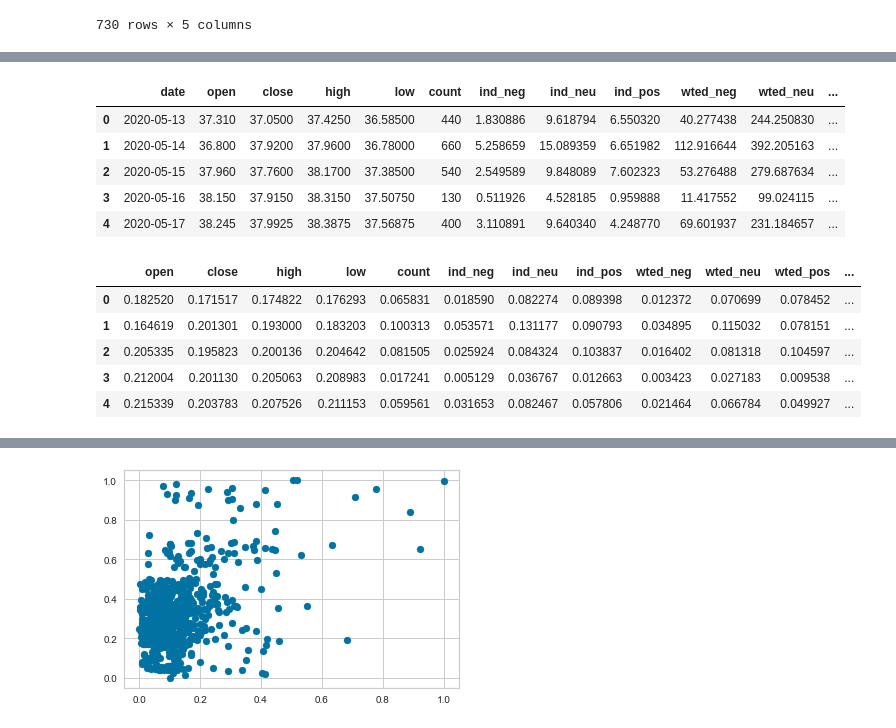
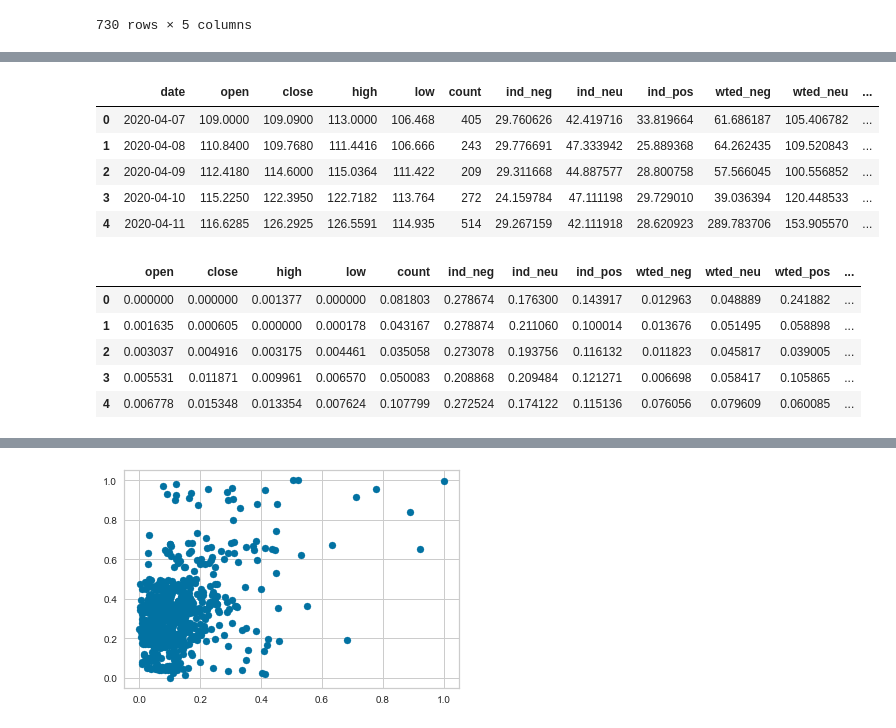
Before and after one commit to svishakan/Social-Media-Based-Stock-Market-Analysis, a Jupyter notebook: Spark Streaming/FinalXGBoostRegressor.ipynb, the cells around one changed output, grey strips where cells are left out. Saved outputs shown, nothing was run; the diff lists cells and outputs as text; code cells hidden in the pictures.

```diff
--- a/Spark Streaming/FinalXGBoostRegressor.ipynb
+++ b/Spark Streaming/FinalXGBoostRegressor.ipynb
@@ -146,7 +146,7 @@ def load_datasets(cons, tickers, categories, reduce = False):
                 tweet_df["wted_neg"] = tweet_df["wted_neg"].astype("float64")
                 tweet_df["wted_neu"] = tweet_df["wted_neu"].astype("float64")
                 tweet_df["wted_pos"] = tweet_df["wted_pos"].astype("float64")
-                tweet_df["mood"] = (tweet_df["wted_pos"] - tweet_df["wted_neg"]) / (tweet_df["wted_pos"] + tweet_df["wted_neu"] + tweet_df["wted_neg"])
+                #tweet_df["mood"] = (tweet_df["wted_pos"] - tweet_df["wted_neg"]) / (tweet_df["wted_pos"] + tweet_df["wted_neu"] + tweet_df["wted_neg"])
 
 
                 tweet_dfs[ticker] = tweet_df.copy(deep=True)
@@ -303,18 +303,18 @@ Data dimensions for PEP: (730, 15)
 # %%
-merged_dfs['PFE'].head()
+merged_dfs['TSLA'].head()
 # %% [output]
 |  | date | open | close | high | low | count | ind_neg | ind_neu | ind_pos | wted_neg | wted_neu | ... |
-| 0 | 2020-05-13 | 37.310 | 37.0500 | 37.4250 | 36.58500 | 440 | 1.830886 | 9.618794 | 6.550320 | 40.277438 | 244.250830 | ... |
-| 1 | 2020-05-14 | 36.800 | 37.9200 | 37.9600 | 36.78000 | 660 | 5.258659 | 15.089359 | 6.651982 | 112.916644 | 392.205163 | ... |
-| 2 | 2020-05-15 | 37.960 | 37.7600 | 38.1700 | 37.38500 | 540 | 2.549589 | 9.848089 | 7.602323 | 53.276488 | 279.687634 | ... |
-| 3 | 2020-05-16 | 38.150 | 37.9150 | 38.3150 | 37.50750 | 130 | 0.511926 | 4.528185 | 0.959888 | 11.417552 | 99.024115 | ... |
-| 4 | 2020-05-17 | 38.245 | 37.9925 | 38.3875 | 37.56875 | 400 | 3.110891 | 9.640340 | 4.248770 | 69.601937 | 231.184657 | ... |
+| 0 | 2020-04-07 | 109.0000 | 109.0900 | 113.0000 | 106.468 | 405 | 29.760626 | 42.419716 | 33.819664 | 61.686187 | 105.406782 | ... |
+| 1 | 2020-04-08 | 110.8400 | 109.7680 | 111.4416 | 106.666 | 243 | 29.776691 | 47.333942 | 25.889368 | 64.262435 | 109.520843 | ... |
+| 2 | 2020-04-09 | 112.4180 | 114.6000 | 115.0364 | 111.422 | 209 | 29.311668 | 44.887577 | 28.800758 | 57.566045 | 100.556852 | ... |
+| 3 | 2020-04-10 | 115.2250 | 122.3950 | 122.7182 | 113.764 | 272 | 24.159784 | 47.111198 | 29.729010 | 39.036394 | 120.448533 | ... |
+| 4 | 2020-04-11 | 116.6285 | 126.2925 | 126.5591 | 114.935 | 514 | 29.267159 | 42.111918 | 28.620923 | 289.783706 | 153.905570 | ... |
 # %%
-norm_dfs['PFE'].head()
+norm_dfs['TSLA'].head()
 # %% [output]
 |  | open | close | high | low | count | ind_neg | ind_neu | ind_pos | wted_neg | wted_neu | wted_pos | ... |
-| 0 | 0.182520 | 0.171517 | 0.174822 | 0.176293 | 0.065831 | 0.018590 | 0.082274 | 0.089398 | 0.012372 | 0.070699 | 0.078452 | ... |
-| 1 | 0.164619 | 0.201301 | 0.193000 | 0.183203 | 0.100313 | 0.053571 | 0.131177 | 0.090793 | 0.034895 | 0.115032 | 0.078151 | ... |
-| 2 | 0.205335 | 0.195823 | 0.200136 | 0.204642 | 0.081505 | 0.025924 | 0.084324 | 0.103837 | 0.016402 | 0.081318 | 0.104597 | ... |
-| 3 | 0.212004 | 0.201130 | 0.205063 | 0.208983 | 0.017241 | 0.005129 | 0.036767 | 0.012663 | 0.003423 | 0.027183 | 0.009538 | ... |
-| 4 | 0.215339 | 0.203783 | 0.207526 | 0.211153 | 0.059561 | 0.031653 | 0.082467 | 0.057806 | 0.021464 | 0.066784 | 0.049927 | ... |
+| 0 | 0.000000 | 0.000000 | 0.001377 | 0.000000 | 0.081803 | 0.278674 | 0.176300 | 0.143917 | 0.012963 | 0.048889 | 0.241882 | ... |
+| 1 | 0.001635 | 0.000605 | 0.000000 | 0.000178 | 0.043167 | 0.278874 | 0.211060 | 0.100014 | 0.013676 | 0.051495 | 0.058898 | ... |
+| 2 | 0.003037 | 0.004916 | 0.003175 | 0.004461 | 0.035058 | 0.273078 | 0.193756 | 0.116132 | 0.011823 | 0.045817 | 0.039005 | ... |
+| 3 | 0.005531 | 0.011871 | 0.009961 | 0.006570 | 0.050083 | 0.208868 | 0.209484 | 0.121271 | 0.006698 | 0.058417 | 0.105865 | ... |
+| 4 | 0.006778 | 0.015348 | 0.013354 | 0.007624 | 0.107799 | 0.272524 | 0.174122 | 0.115136 | 0.076056 | 0.079609 | 0.060085 | ... |
```
Also changed, not shown: parts of 20 cells of this notebook, 11 other files.
